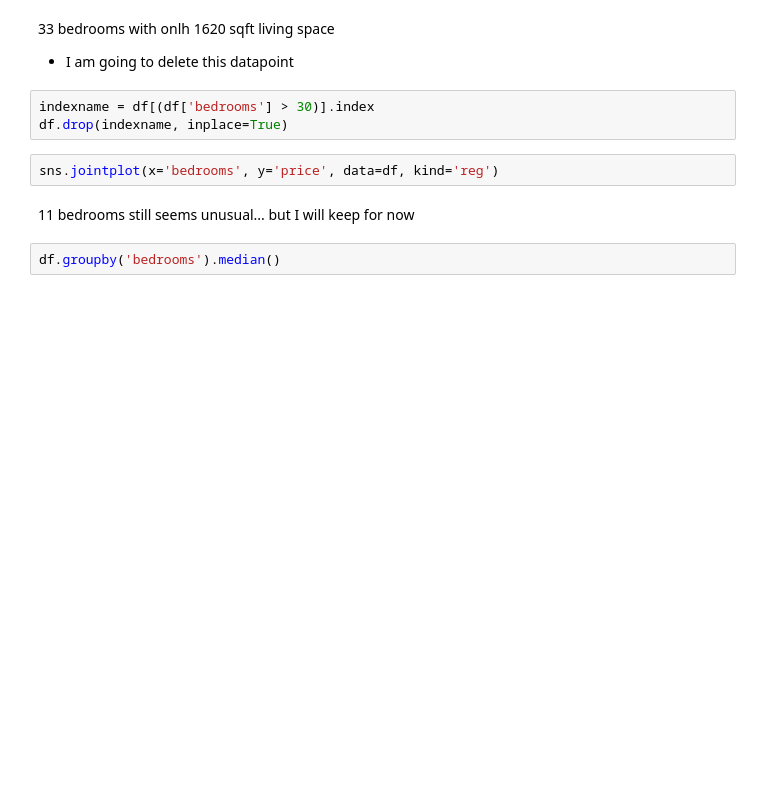
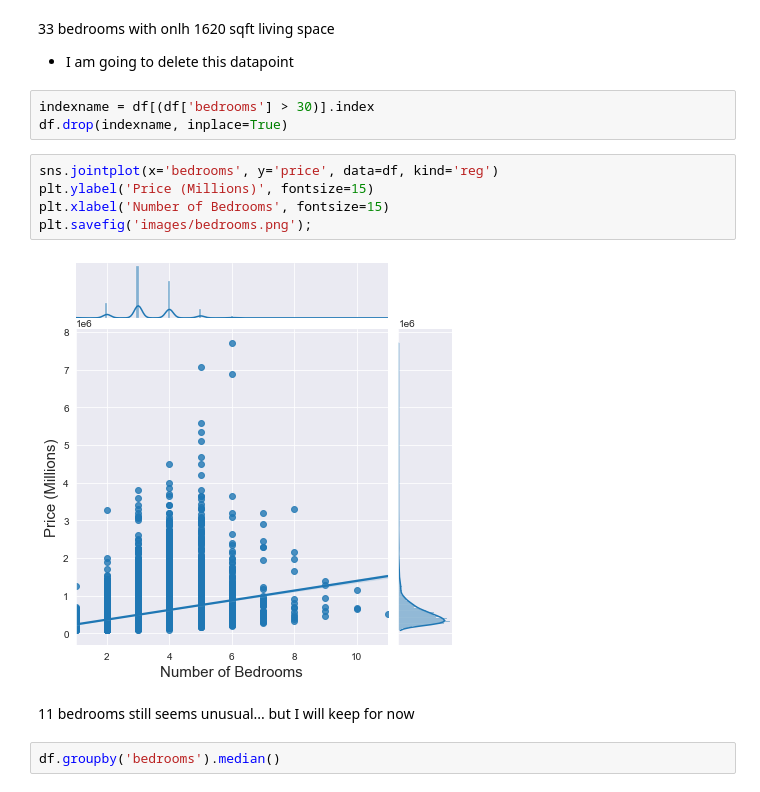
Before and after one commit to HughJackmannix/dsc-phase-2-project, a Jupyter notebook: final_notebook.ipynb, the cells around one changed output. Saved outputs shown, nothing was run; the diff lists cells and outputs as text; blank space fills up the shorter version.

```diff
--- a/final_notebook.ipynb
+++ b/final_notebook.ipynb
@@ -292,6 +297,11 @@ indexname = df[(df['bedrooms'] > 30)].index
 df.drop(indexname, inplace=True)
 # %%
 sns.jointplot(x='bedrooms', y='price', data=df, kind='reg')
+plt.ylabel('Price (Millions)', fontsize=15)
+plt.xlabel('Number of Bedrooms', fontsize=15)
+plt.savefig('images/bedrooms.png');
+# %% [output]
+[figure, added]
 # %% [markdown]
 11 bedrooms still seems unusual... but I will keep for now
 # %%
```
Also changed, not shown: parts of 208 cells of this notebook, 4 other files.
